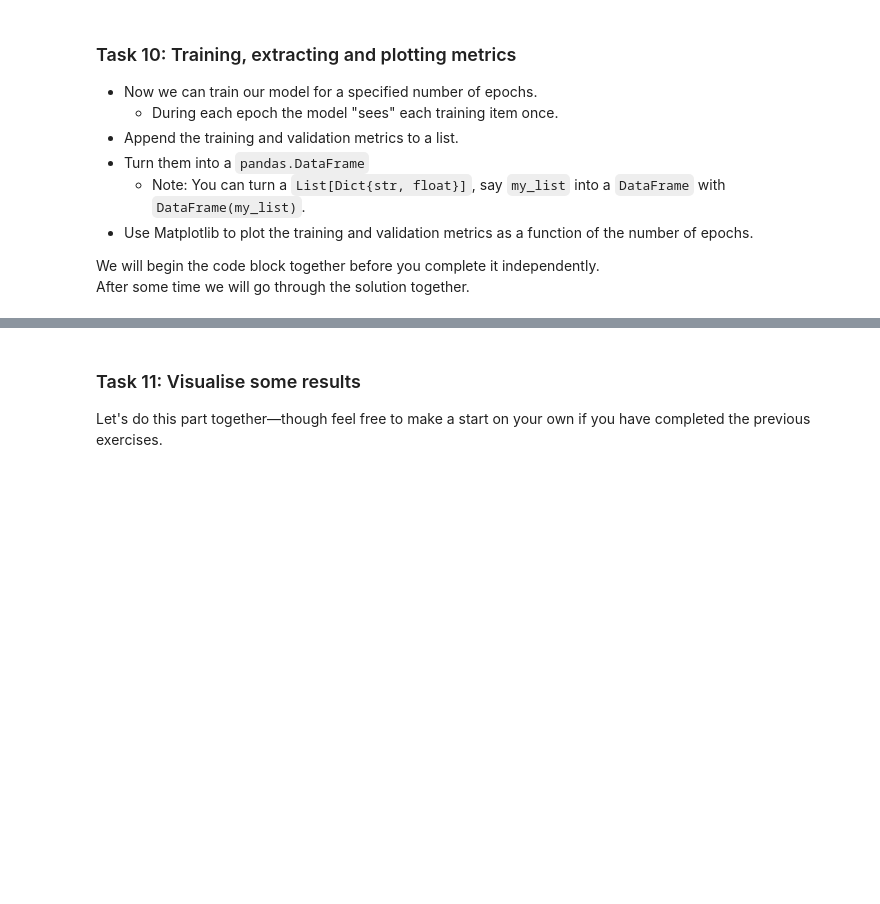
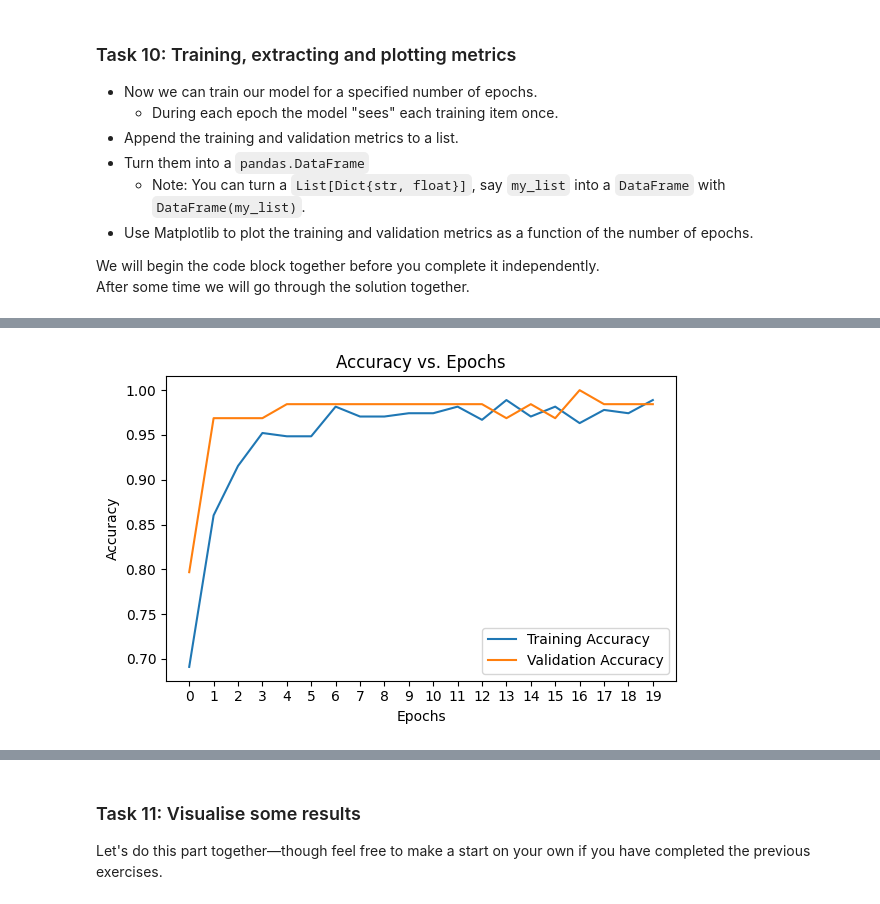
Before and after one commit to Cambridge-ICCS/practical-ml-with-pytorch, a Jupyter notebook: worked-solutions/01_penguin_classification_solutions.ipynb, the cells around one changed output, grey strips where cells are left out. Drawn from its saved outputs; the diff is of its cells as text; code cells hidden in the pictures; blank space fills up the shorter version.

```diff
--- a/worked-solutions/01_penguin_classification_solutions.ipynb
+++ b/worked-solutions/01_penguin_classification_solutions.ipynb
@@ -563,0 +722,16 @@ After some time we will go through the solution together.
+# %%
+# Accuracy plot
+plt.figure(figsize=(6, 4))
+
+plt.plot(metrics.index, metrics['accuracy_train'], label='Training Accuracy')
+plt.plot(metrics.index, metrics['accuracy_valid'], label='Validation Accuracy')
+plt.xlabel('Epochs')
+plt.ylabel('Accuracy')
+plt.title('Accuracy vs. Epochs')
+plt.xticks(range(epochs))
+plt.legend()
+
+plt.tight_layout()
+plt.show()
+# %% [output]
+[figure, added]
```
Also changed, not shown: parts of 13 cells of this notebook.
